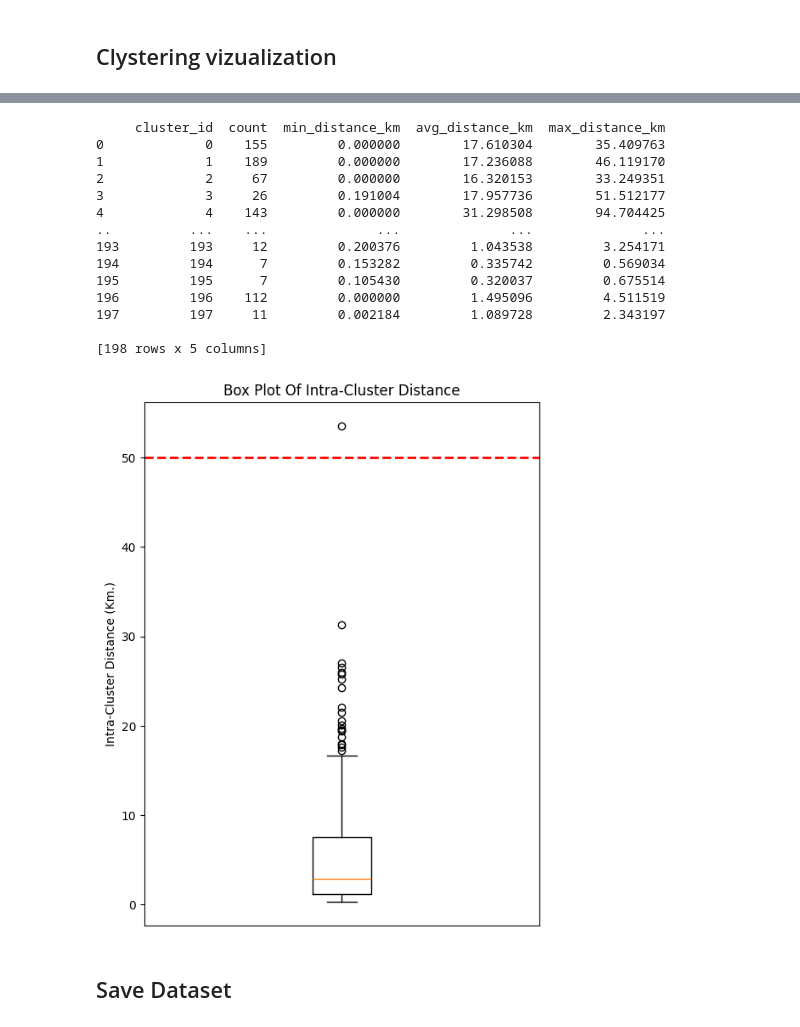
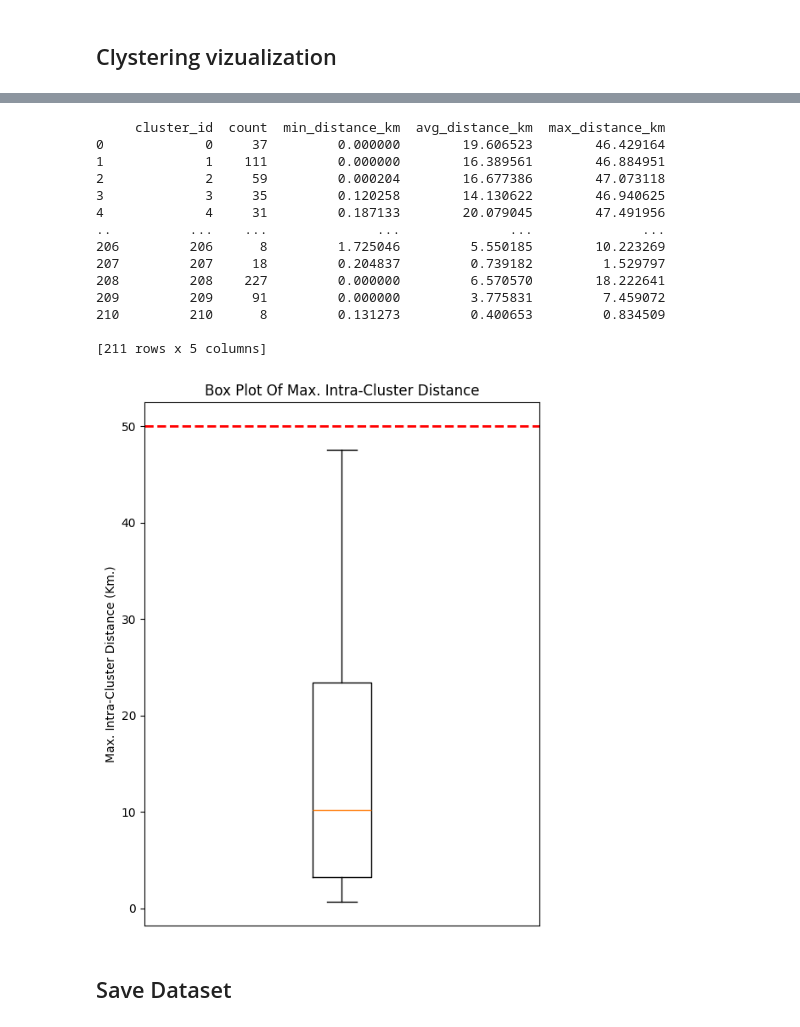
Before and after one commit to sagniksinha/CS8903_HAAG_Spatial_Camera_Trap_Summer2025, a Jupyter notebook: Clustering_final.ipynb, the cells around one changed output, grey strips where cells are left out. Cells and saved outputs as stored; diff of their text form; code cells hidden in the pictures.

```diff
--- a/Clustering_final.ipynb
+++ b/Clustering_final.ipynb
@@ -128,14 +132,27 @@ merged_df.head()
 # %% [markdown]
 ## Clustering
 # %%
-from sklearn.cluster import AgglomerativeClustering
-from pyproj import Transformer
-
 deployments_df = deployments_df.drop_duplicates(subset='Deployment_ID', keep='first')
 
 deployments_df = deployments_df[deployments_df['Deployment_ID'].isin(merged_df['Deployment_ID'])]
 
-transformer = Transformer.from_crs("epsg:4326", "epsg:32633", always_xy=True)
+def latlon_to_utm_zone(lat, lon):
+    utm_zone = int((lon + 180) / 6) + 1
+    is_northern = lat >= 0
+    epsg_code = 32600 + utm_zone if is_northern else 32700 + utm_zone
+    return epsg_code
+
+# Example: pick appropriate UTM zone dynamically
+mean_lat = deployments_df['Latitude'].mean()
+mean_lon = deployments_df['Longitude'].mean()
+utm_epsg = latlon_to_utm_zone(mean_lat, mean_lon)
+
+transformer = Transformer.from_crs("epsg:4326", f"epsg:{utm_epsg}", always_xy=True)
+
+deployments_df['x'], deployments_df['y'] = transformer.transform(
+    deployments_df['Longitude'].values,
+    deployments_df['Latitude'].values
+)
 
 # === Step 1: K-means === #
 deployments_df['x'], deployments_df['y'] = transformer.transform(
@@ -145,10 +162,15 @@ deployments_df['x'], deployments_df['y'] = transformer.transform(
 
 
 # Use projected coords 'x', 'y' (in meters)
+# agglo = AgglomerativeClustering(
+#     n_clusters=None,          # Use distance threshold mode
+#     distance_threshold=50000, # 50 km in meters
+#     linkage='single'          # single linkage to ensure max pairwise distance in cluster <= threshold
+# )
 agglo = AgglomerativeClustering(
-    n_clusters=None,          # Use distance threshold mode
-    distance_threshold=50000, # 50 km in meters
-    linkage='single'          # single linkage to ensure max pairwise distance in cluster <= threshold
+    n_clusters=None,
+    distance_threshold=50000,
+    linkage='complete'  # Ensures max pairwise distance within cluster <= threshold
 )
 
 deployments_df['Cluster_Agglo'] = agglo.fit_predict(deployments_df[['x', 'y']])
@@ -168,7 +190,7 @@ gdf = gpd.GeoDataFrame(deployments_df, geometry=geometry, crs="EPSG:4326")
 
 # Step 2: Count points per cluster
 cluster_counts = gdf['Cluster_Agglo'].value_counts()
-min_points = 5  # Threshold for small clusters
+min_points = 2  # Threshold for small clusters
 small_clusters = cluster_counts[cluster_counts < min_points].index.tolist()
 large_clusters = cluster_counts[cluster_counts >= min_points].index.tolist()
 
@@ -356,42 +416,43 @@ cluster_stats_df = cluster_distance_stats_df(
 print(cluster_stats_df)
 # %% [output]
      cluster_id  count  min_distance_km  avg_distance_km  max_distance_km
-0             0    155         0.000000        17.610304        35.409763
-1             1    189         0.000000        17.236088        46.119170
-2             2     67         0.000000        16.320153        33.249351
-3             3     26         0.191004        17.957736        51.512177
-4             4    143         0.000000        31.298508        94.704425
+0             0     37         0.000000        19.606523        46.429164
+1             1    111         0.000000        16.389561        46.884951
+2             2     59         0.000204        16.677386        47.073118
+3             3     35         0.120258        14.130622        46.940625
+4             4     31         0.187133        20.079045        47.491956
 ..          ...    ...              ...              ...              ...
-193         193     12         0.200376         1.043538         3.254171
-194         194      7         0.153282         0.335742         0.569034
-195         195      7         0.105430         0.320037         0.675514
-196         196    112         0.000000         1.495096         4.511519
-197         197     11         0.002184         1.089728         2.343197
+206         206      8         1.725046         5.550185        10.223269
+207         207     18         0.204837         0.739182         1.529797
+208         208    227         0.000000         6.570570        18.222641
+209         209     91         0.000000         3.775831         7.459072
+210         210      8         0.131273         0.400653         0.834509
 
-[198 rows x 5 columns]
+[211 rows x 5 columns]
 # %%
 # Create figure and plot
 output_dir = r"C:\Users\sagni\Documents\Personal Files\Research\doi_10_5061_dryad_k0p2ngfhn__v20250410\plots"
 fig_path = os.path.join(output_dir, "BoxPlot_IntraCluster_Distance.png")
 plt.figure(figsize=(6,8))  # Taller for vertical box plot
 
-plt.boxplot(cluster_stats_df['avg_distance_km'].dropna(), vert=True)
+plt.boxplot(cluster_stats_df['max_distance_km'].dropna(), vert=True)
 
-plt.title('Box Plot Of Intra-Cluster Distance')
-plt.ylabel('Intra-Cluster Distance (Km.)')
+plt.title('Box Plot Of Max. Intra-Cluster Distance')
+plt.ylabel('Max. Intra-Cluster Distance (Km.)')
 
 # Remove x-axis labels/ticks
 plt.xticks([])
 
 # Add horizontal line at y=50
 plt.axhline(y=50, color='red', linestyle='--', linewidth=2)
 
 # Save the figure
 # plt.savefig(fig_path, dpi=600, bbox_inches='tight')
 
+plt.savefig(r"C:\Users\sagni\Documents\Personal Files\Research\doi_10_5061_dryad_k0p2ngfhn__v20250410\plots\Agglo_cluster_boxplot_max_dist.png", dpi=600, bbox_inches='tight')
 plt.show()
 # %% [output]
-[figure, old version]
+[figure, new version]
 # %% [markdown]
 ## Save Dataset
 # %%
```
Also changed, not shown: parts of 6 cells of this notebook, 1 other file.
